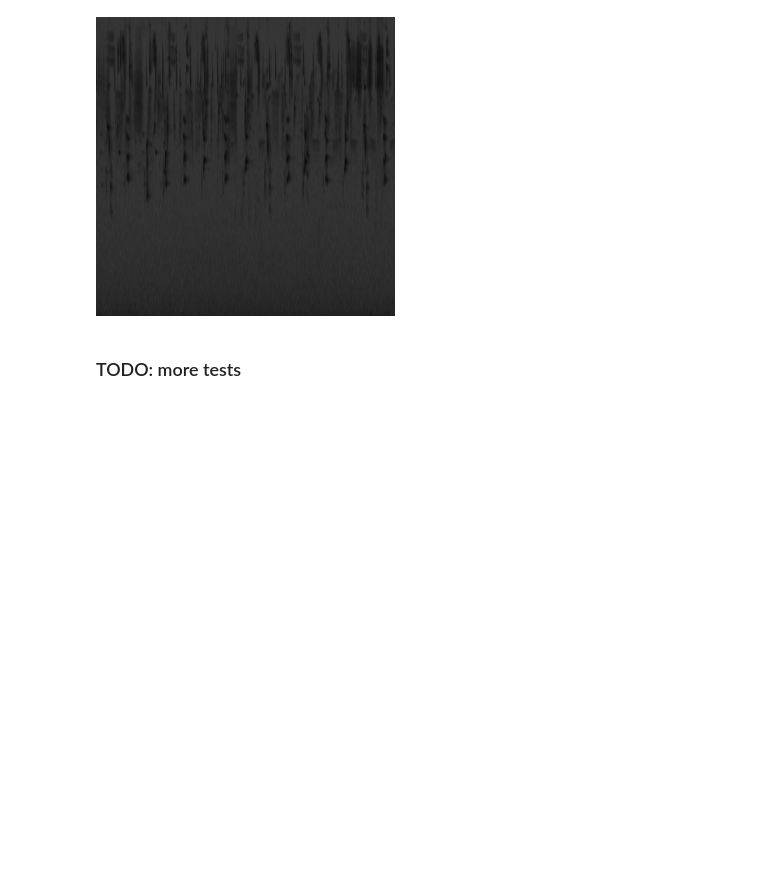
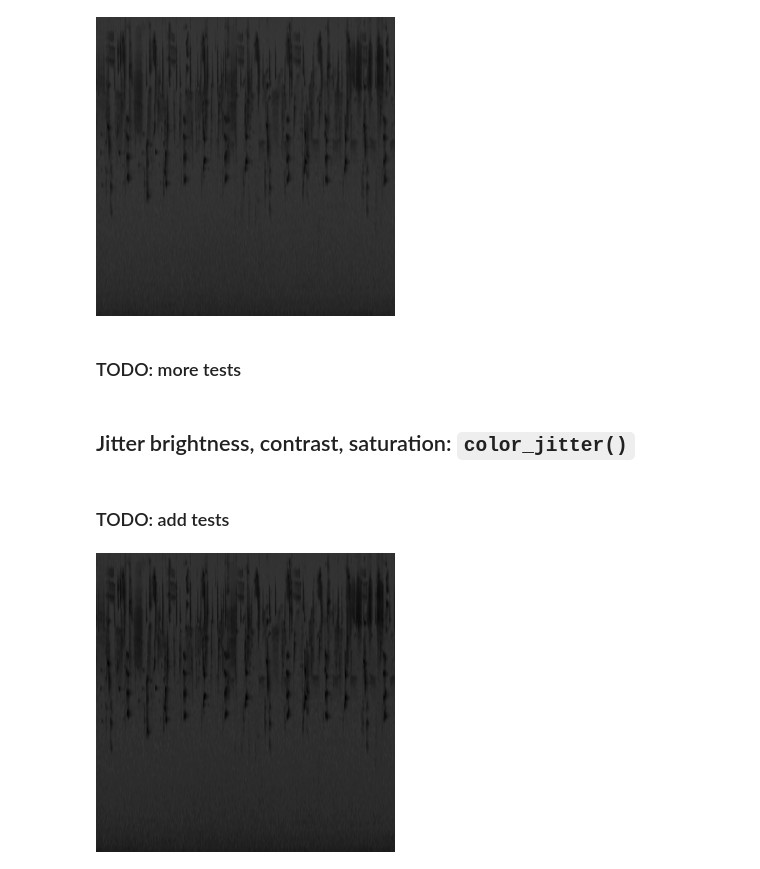
Before and after one commit to kitzeslab/opensoundscape, a Jupyter notebook: opensoundscape/augmentations.ipynb, the cells around one changed output. Drawn from its saved outputs; the diff is of its cells as text; code cells hidden in the pictures; blank space fills up the shorter version.

Commit message:
Add color jitter function

```diff
--- a/opensoundscape/augmentations.ipynb
+++ b/opensoundscape/augmentations.ipynb
@@ -1215,3 +1215,5 @@ image
 [figure]
 # %% [markdown]
 ### TODO: more tests
+# %% [markdown]
+## Jitter brightness, contrast, saturation: `color_jitter()`
@@ -1217,0 +1293,6 @@ image
+# %% [markdown]
+### TODO: add tests
+# %%
+color_jitter(image)
+# %% [output]
+[figure, added]
```
Also changed, not shown: parts of 3 cells of this notebook.
